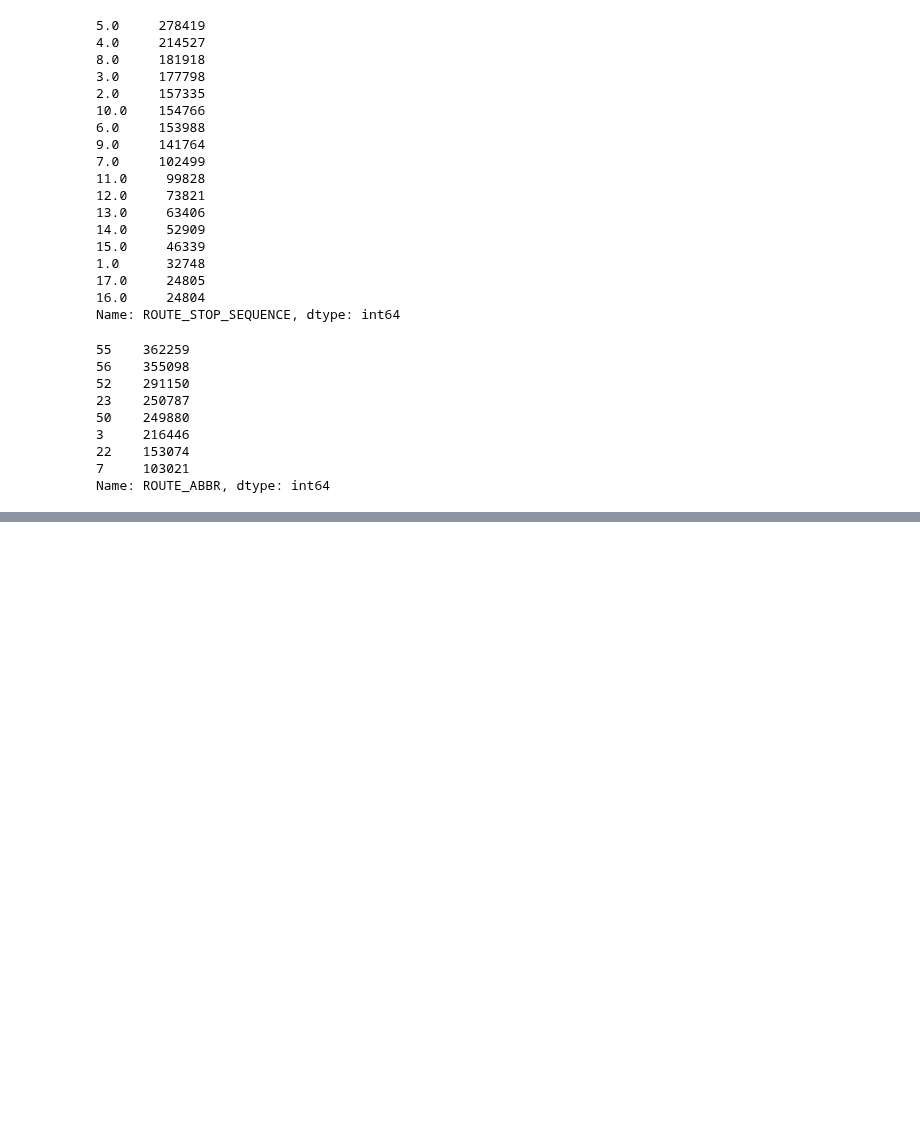
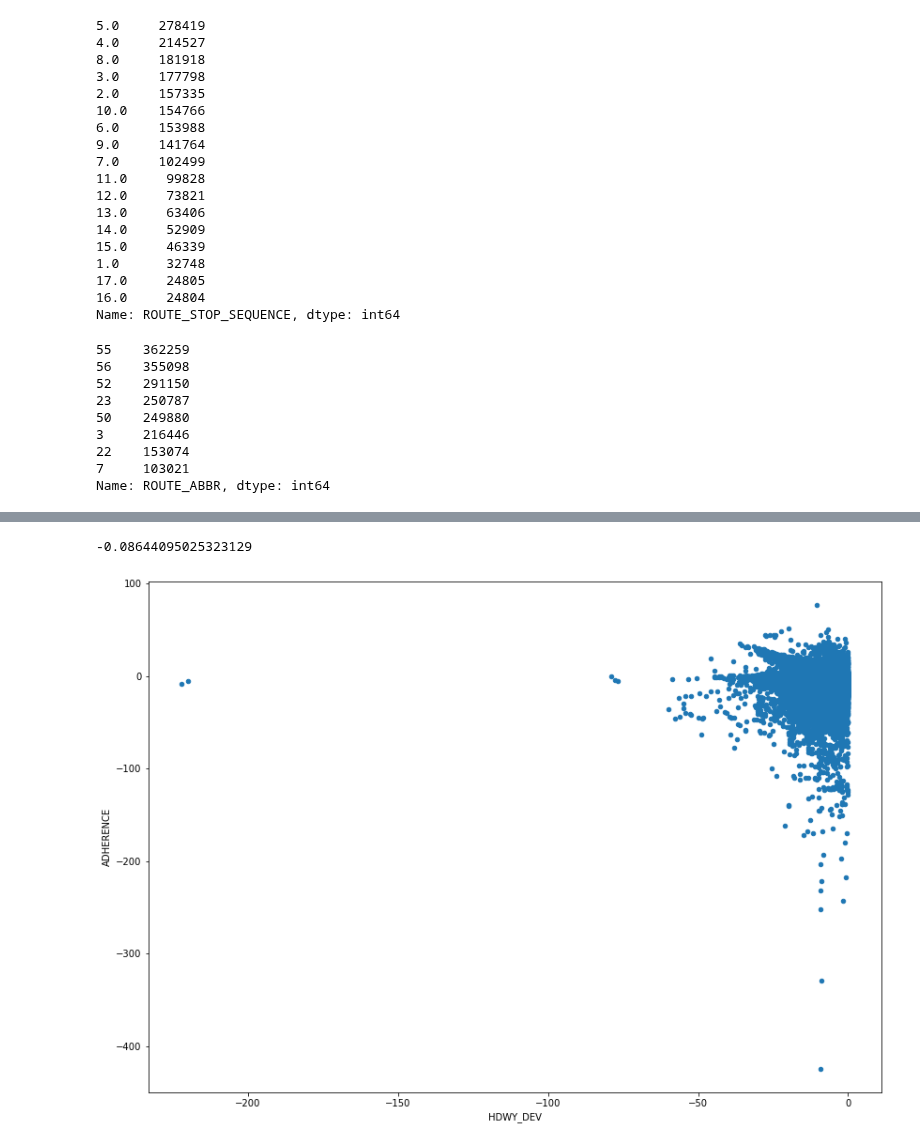
Before and after one commit to NSS-Data-Analytics-Cohort-7/wego-grumpy-concat, a Jupyter notebook: notebooks/grumpy_concat_wego.ipynb, the cells around one changed output, grey strips where cells are left out. Cells and saved outputs as stored; diff of their text form; code cells hidden in the pictures; blank space fills up the shorter version.

```diff
--- a/notebooks/grumpy_concat_wego.ipynb
+++ b/notebooks/grumpy_concat_wego.ipynb
@@ -461,0 +482,9 @@ on_time
+# %%
+headway_data['ADHERENCE'].corr(headway_data['ACTUAL_HDWY'])
+# %% [output]
+-0.08644095025323129
+# %%
+early_bus.plot(kind='scatter',y='ADHERENCE', x='HDWY_DEV', figsize=(14,10))
+plt.show()
+# %% [output]
+[figure, added]
```
Also changed, not shown: parts of 36 cells of this notebook.
